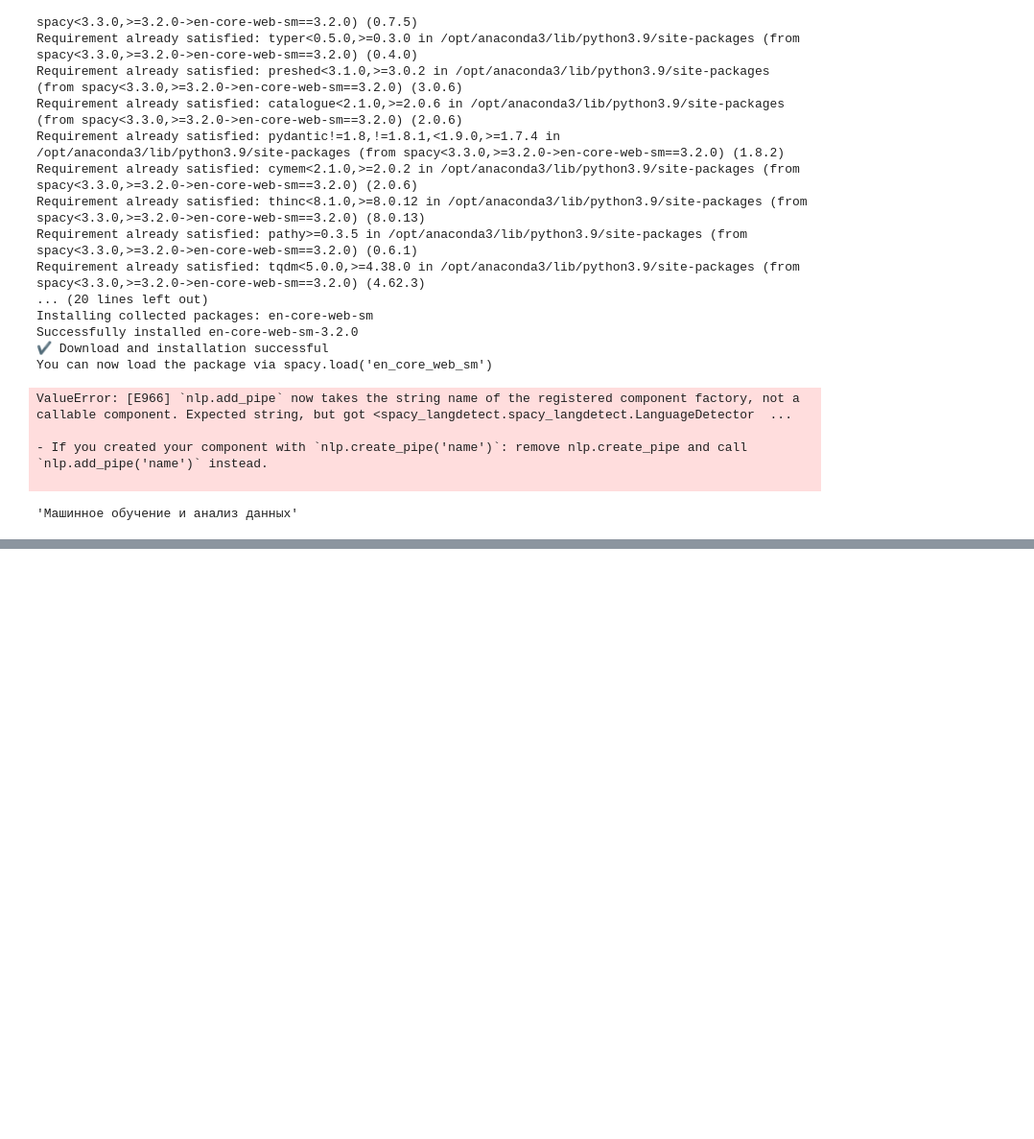
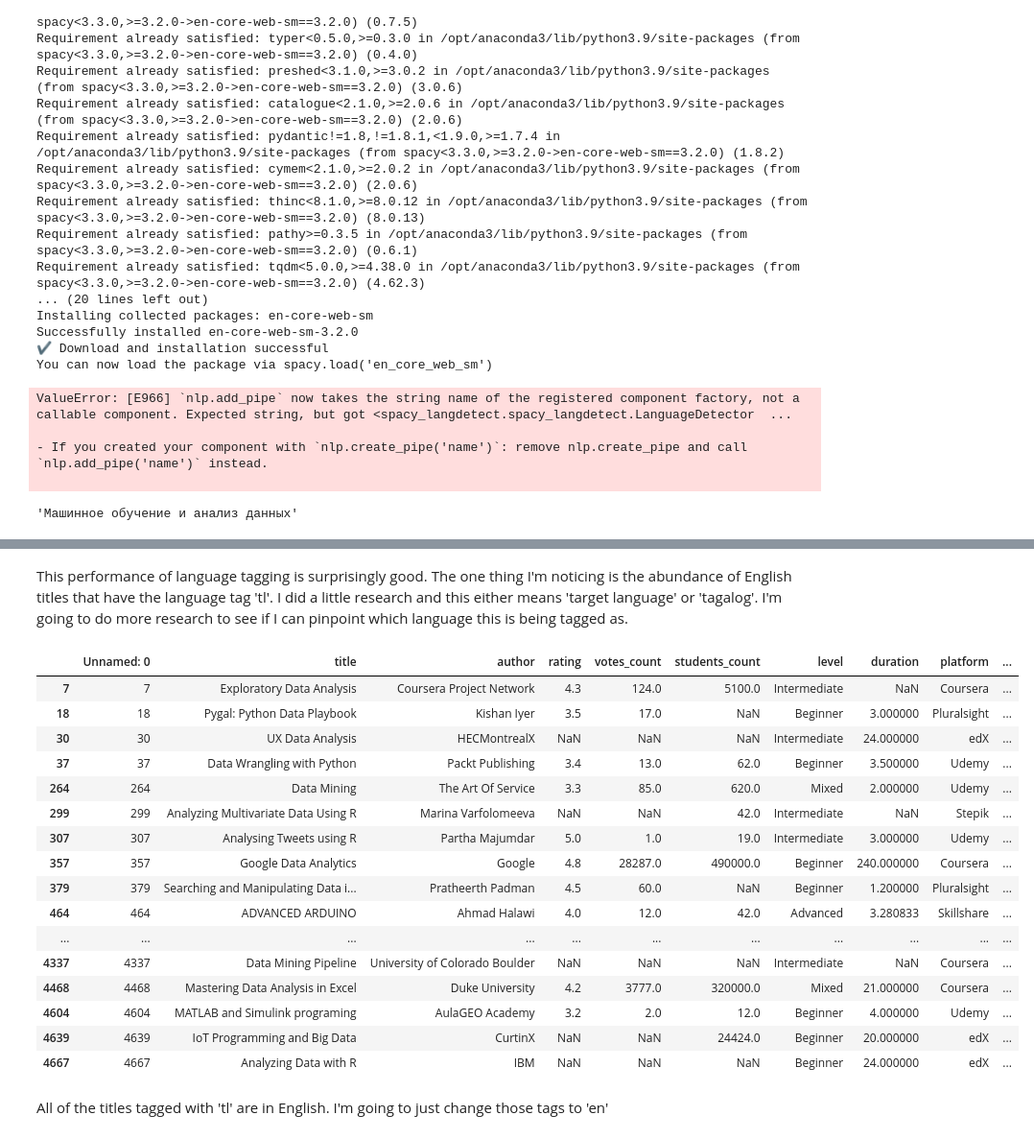
Before and after one commit to mcmanus-git/Online-Data-Science-Courses, a Jupyter notebook: EDA/Initial EDA.ipynb, the cells around one changed output, grey strips where cells are left out. Shown: that part at 96% size. Drawn from its saved outputs; the diff is of its cells as text; code cells hidden in the pictures; blank space fills up the shorter version.

Commit message:
prelliminary language detection in course titles

```diff
--- a/EDA/Initial EDA.ipynb
+++ b/EDA/Initial EDA.ipynb
@@ -290,3 +290,18 @@ df.iloc[0, 1]
 # %%
 import en_core_web_sm
 nlp = en_core_web_sm.load()
+# %%
+# Reference: https://stackoverflow.com/questions/66712753/how-to-use-languagedetector-from-spacy-langdetect-package
+import spacy
+from spacy.language import Language
+from spacy_langdetect import LanguageDetector
+
+def get_lang_detector(nlp, name):
+    return LanguageDetector()
+
+nlp = spacy.load("en_core_web_sm")
+Language.factory("language_detector", func=get_lang_detector)
+nlp.add_pipe('language_detector', last=True)
+text = 'This is an english text.'
+doc = nlp(text)
+print(doc._.language)
@@ -292,0 +321,3 @@ nlp = en_core_web_sm.load()
+# %%
+lang_df = df.copy()
+lang_df
@@ -292,0 +338,3 @@ nlp = en_core_web_sm.load()
+# %%
+lang_df['language'] = lang_df['title'].apply(lambda x: nlp(x)._.language['language'])
+lang_df
@@ -292,0 +371,24 @@ nlp = en_core_web_sm.load()
+# %% [markdown]
+This performance of language tagging is surprisingly good.  The one thing I'm noticing is the abundance of English titles that have the language tag 'tl'.  I did a little research and this either means 'target language' or 'tagalog'.  I'm going to do more research to see if I can pinpoint which language this is being tagged as.
+# %%
+lang_df[lang_df['language'] == 'tl']
+# %% [output]
+|  | Unnamed: 0 | title | author | rating | votes_count | students_count | level | duration | platform | ... |
+| 7 | 7 | Exploratory Data Analysis | Coursera Project Network | 4.3 | 124.0 | 5100.0 | Intermediate | NaN | Coursera | ... |
+| 18 | 18 | Pygal: Python Data Playbook | Kishan Iyer | 3.5 | 17.0 | NaN | Beginner | 3.000000 | Pluralsight | ... |
+| 30 | 30 | UX Data Analysis | HECMontrealX | NaN | NaN | NaN | Intermediate | 24.000000 | edX | ... |
+| 37 | 37 | Data Wrangling with Python | Packt Publishing | 3.4 | 13.0 | 62.0 | Beginner | 3.500000 | Udemy | ... |
+| 264 | 264 | Data Mining | The Art Of Service | 3.3 | 85.0 | 620.0 | Mixed | 2.000000 | Udemy | ... |
+| 299 | 299 | Analyzing Multivariate Data Using R | Marina Varfolomeeva | NaN | NaN | 42.0 | Intermediate | NaN | Stepik | ... |
+| 307 | 307 | Analysing Tweets using R | Partha Majumdar | 5.0 | 1.0 | 19.0 | Intermediate | 3.000000 | Udemy | ... |
+| 357 | 357 | Google Data Analytics | Google | 4.8 | 28287.0 | 490000.0 | Beginner | 240.000000 | Coursera | ... |
+| 379 | 379 | Searching and Manipulating Data i... | Pratheerth Padman | 4.5 | 60.0 | NaN | Beginner | 1.200000 | Pluralsight | ... |
+| 464 | 464 | ADVANCED ARDUINO | Ahmad Halawi | 4.0 | 12.0 | 42.0 | Advanced | 3.280833 | Skillshare | ... |
+| ... | ... | ... | ... | ... | ... | ... | ... | ... | ... | ... |
+| 4337 | 4337 | Data Mining Pipeline | University of Colorado Boulder | NaN | NaN | NaN | Intermediate | NaN | Coursera | ... |
+| 4468 | 4468 | Mastering Data Analysis in Excel | Duke University | 4.2 | 3777.0 | 320000.0 | Mixed | 21.000000 | Coursera | ... |
+| 4604 | 4604 | MATLAB and Simulink programing | AulaGEO Academy | 3.2 | 2.0 | 12.0 | Beginner | 4.000000 | Udemy | ... |
+| 4639 | 4639 | IoT Programming and Big Data | CurtinX | NaN | NaN | 24424.0 | Beginner | 20.000000 | edX | ... |
+| 4667 | 4667 | Analyzing Data with R | IBM | NaN | NaN | NaN | Beginner | 24.000000 | edX | ... |
+# %% [markdown]
+All of the titles tagged with 'tl' are in English.  I'm going to just change those tags to 'en'
```
Also changed, not shown: parts of 12 cells of this notebook.
